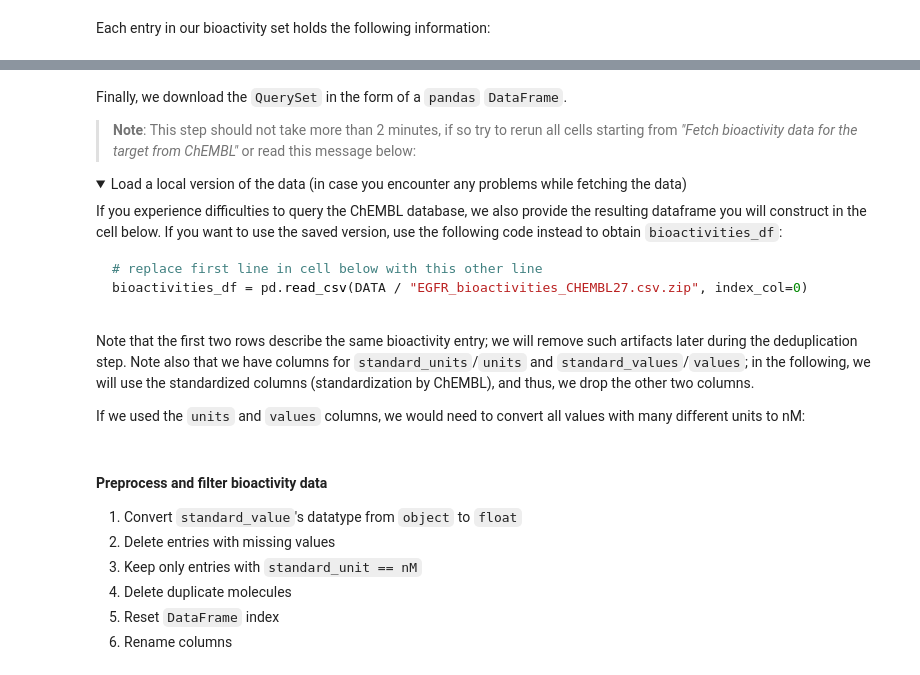
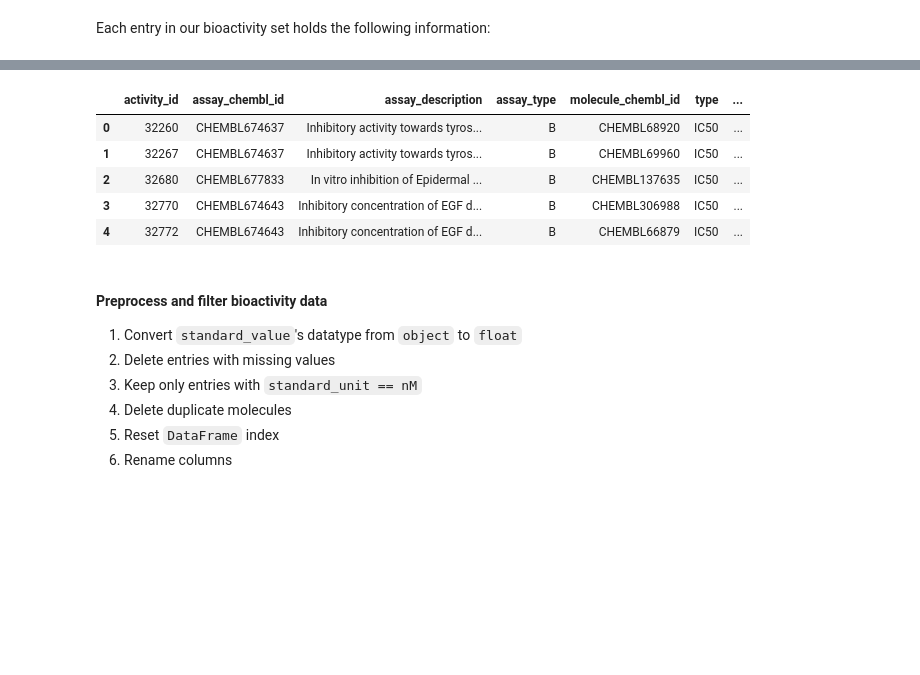
Before and after one commit to IdaDeVries/teachopencadd, a Jupyter notebook: talktorials/T001_query_chembl/talktorial.ipynb, the cells around one changed output, grey strips where cells are left out. Cells and saved outputs as stored; diff of their text form; code cells hidden in the pictures; folded sections open; blank space fills up the shorter version.

````diff
--- a/talktorials/T001_query_chembl/talktorial.ipynb
+++ b/talktorials/T001_query_chembl/talktorial.ipynb
@@ -160,7 +284,6 @@ uniprot_id = "P00533"
 # %%
 # Get target information from ChEMBL but restrict it to specified values only
-targets = targets_api.get(target_components__accession=uniprot_id).only(
-    "target_chembl_id", "organism", "pref_name", "target_type"
-)
-print(f'The type of the targets is "{type(targets)}"')
+targets = get_targets(uniprot_id)
+
+print(f"The type of targets is {type(targets)}")
 # %% [output]
@@ -177,3 +290,0 @@ More information about the `QuerySet` datatype:
-# %%
-targets = pd.DataFrame.from_records(targets)
-targets
@@ -228,21 +334,10 @@ In this step, we fetch the bioactivity data and filter it to only consider
 * exact measurements (relation `'='`), and
 * binding data (assay type `'B'`).
 # %%
-bioactivities = bioactivities_api.filter(
-    target_chembl_id=chembl_id, type="IC50", relation="=", assay_type="B"
-).only(
-    "activity_id",
-    "assay_chembl_id",
-    "assay_description",
-    "assay_type",
-    "molecule_chembl_id",
-    "type",
-    "standard_units",
-    "relation",
-    "standard_value",
-    "target_chembl_id",
-    "target_organism",
+bioactivities = get_activities(chembl_id)
+
+print(
+    f"Length and type of bioactivities object: "
+    f"{len(bioactivities)}, {type(bioactivities)}"
 )
-
-print(f"Length and type of bioactivities object: {len(bioactivities)}, {type(bioactivities)}")
 # %% [output]
@@ -272,17 +351,0 @@ Length and type of first element: 13, <class 'dict'>
-# %% [markdown]
-Finally, we download the `QuerySet` in the form of a `pandas` `DataFrame`.
-
-> **Note**: This step should not take more than 2 minutes, if so try to rerun all cells starting from _"Fetch bioactivity data for the target from ChEMBL"_ or read this message below:
-
-<details>
-
-<summary>Load a local version of the data (in case you encounter any problems while fetching the data)</summary>
-
-If you experience difficulties to query the ChEMBL database, we also provide the resulting dataframe you will construct in the cell below. If you want to use the saved version, use the following code instead to obtain `bioactivities_df`:
-
-```python
-# replace first line in cell below with this other line
-bioactivities_df = pd.read_csv(DATA / "EGFR_bioactivities_CHEMBL27.csv.zip", index_col=0)
-```
-
-</details>
@@ -293,4 +351,0 @@ bioactivities_df.head()
-# %% [markdown]
-Note that the first two rows describe the same bioactivity entry; we will remove such artifacts later during the deduplication step. Note also that we have columns for `standard_units`/`units` and `standard_values`/`values`; in the following, we will use the standardized columns (standardization by ChEMBL), and thus, we drop the other two columns.
-
-If we used the `units` and `values` columns, we would need to convert all values with many different units to nM:
@@ -302,3 +352,12 @@ bioactivities_df.head()
+# %%
+bioactivities.head()
+# %% [output]
+|  | activity_id | assay_chembl_id | assay_description | assay_type | molecule_chembl_id | type | ... |
+| 0 | 32260 | CHEMBL674637 | Inhibitory activity towards tyros... | B | CHEMBL68920 | IC50 | ... |
+| 1 | 32267 | CHEMBL674637 | Inhibitory activity towards tyros... | B | CHEMBL69960 | IC50 | ... |
+| 2 | 32680 | CHEMBL677833 | In vitro inhibition of Epidermal ... | B | CHEMBL137635 | IC50 | ... |
+| 3 | 32770 | CHEMBL674643 | Inhibitory concentration of EGF d... | B | CHEMBL306988 | IC50 | ... |
+| 4 | 32772 | CHEMBL674643 | Inhibitory concentration of EGF d... | B | CHEMBL66879 | IC50 | ... |
 # %% [markdown]
 #### Preprocess and filter bioactivity data
 
````
Also changed, not shown: parts of 61 cells of this notebook, 3 other files.
